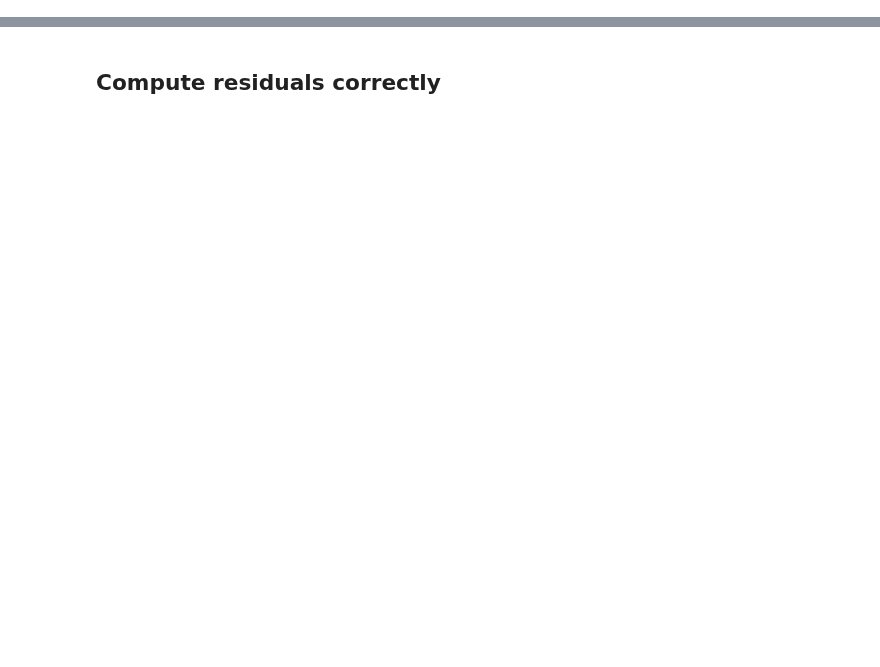
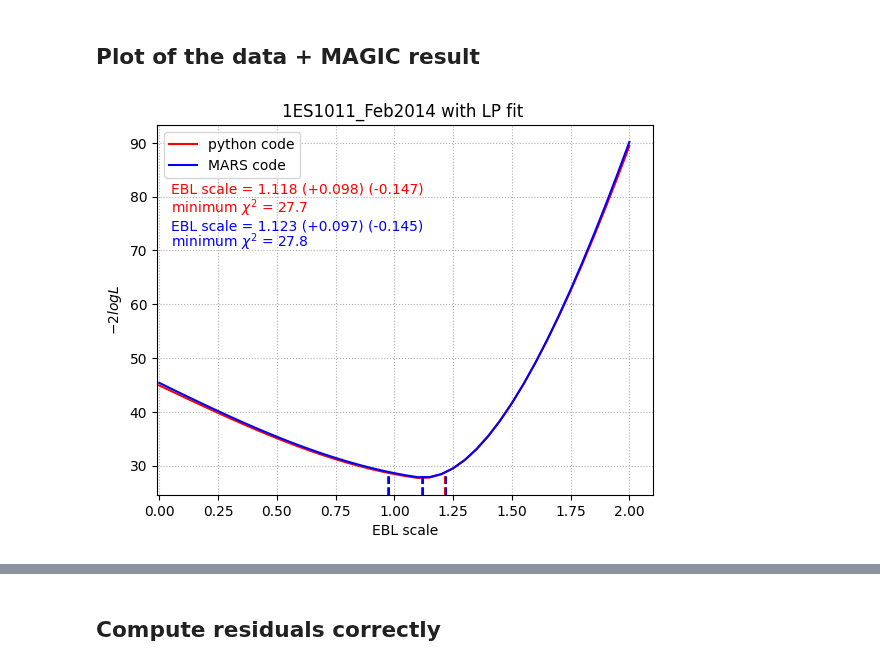
Before and after one commit to R-Grau/EBLpy, a Jupyter notebook: scanEBL.ipynb, the cells around one changed output, grey strips where cells are left out. Cells and saved outputs as stored; diff of their text form; code cells hidden in the pictures; blank space fills up the shorter version.

```diff
--- a/scanEBL.ipynb
+++ b/scanEBL.ipynb
@@ -550,0 +582,62 @@ plt.show()
+# %% [markdown]
+## Plot of the data + MAGIC result
+# %%
+#plot of chi2 vs alpha
+order = np.argsort(alphas)
+alphas2 = np.take_along_axis(alphas, order, axis=-1)[1:-1]
+chisqs2 = np.take_along_axis(np.array(chisqs), order, axis=-1)[1:-1]
+interpx = np.arange(alpha_min + alpha_step, alpha_max - alpha_step, alpha_step/1000)
+f1 = interpolate.interp1d(alphas2, chisqs2, kind='cubic')
+chis_new = f1(interpx)
+minimum = np.round(interpx[np.where(chis_new == np.min(chis_new))][0], decimals = 3)
+sigma_inter_1s = np.where(chis_new <= 1 + np.min(chis_new))
+upper_bound = np.round(interpx[np.max(sigma_inter_1s)], decimals = 3)
+lower_bound = np.round(interpx[np.min(sigma_inter_1s)], decimals = 3)
+
+
+with uproot.open("/home/rgrau/Desktop/EBL_analysis_Feb2018/FitEBL/NEW/Output_fitebl.root") as file:
+    # Access the TGraph object
+    graph = file["Chi2_1ES1011_Feb2014_LP"] #change this for other sources.
+    alphas_mars = graph.values()[0]
+    chis_mars = graph.values()[1]
+
+interpx_mars = np.arange(np.min(alphas_mars), np.max(alphas_mars), alpha_step/1000)
+f1_mars = interpolate.interp1d(alphas_mars, chis_mars, kind='cubic')
+chis_new_mars = f1_mars(interpx_mars)
+minimum_mars = np.round(interpx_mars[np.where(chis_new_mars == np.min(chis_new_mars))][0], decimals = 3)
+sigma_inter_1s_mars = np.where(chis_new_mars <= 1 + np.min(chis_new_mars))
+upper_bound_mars = np.round(interpx_mars[np.max(sigma_inter_1s_mars)], decimals = 3)
+lower_bound_mars = np.round(interpx_mars[np.min(sigma_inter_1s_mars)], decimals = 3)
+
+plt.plot(alphas2, chisqs2, color = "red", label = "python code")
+plt.plot(alphas_mars, chis_mars, color = "blue", label = "MARS code")
+limits = plt.ylim()
+limmin = limits[0]
+limmax = limits[1]
+maxymin = (np.min(chis_new)-limmin) / (limmax-limmin)
+maxymin1 = (np.min(chis_new)+1-limmin) / (limmax-limmin)
+plt.axvline(minimum, ymax = maxymin, color = "red", linestyle = "--")
+plt.axvline(upper_bound, ymax = maxymin1, color = "red", linestyle = "--")
+plt.axvline(upper_bound_mars, ymax = maxymin1, color = "blue", linestyle = "--")
+plt.axvline(minimum_mars, ymax = maxymin1, color = "blue", linestyle = "--")
+if lower_bound != 0:
+    plt.axvline(lower_bound, ymax = maxymin1, color = "red", linestyle = "--")
+if lower_bound_mars != 0:
+    plt.axvline(lower_bound_mars, ymax = maxymin1, color = "blue", linestyle = "--")
+plt.xlabel("EBL scale")
+plt.ylabel(r"$-2logL$")
+plt.grid(linestyle = ":")
+plt.xlim(-0.01,None)
+# plt.ylim(None, 20)
+plt.title("{0} with {1} fit ".format(Source_name, fit_func_name))
+plt.text(x = 0.05, y = np.max(chisqs2) - (np.max(chisqs2)-np.min(chisqs2))/7, s="EBL scale = {0:.3f} (+{1:.3f}) (-{2:.3f})".format(minimum, np.round(upper_bound-minimum, decimals = 3), np.round(minimum-lower_bound, decimals = 3)), color = "red")
+plt.text(x = 0.05, y = np.max(chisqs2) - (np.max(chisqs2)-np.min(chisqs2))/5, s = r"minimum $\chi^2$ = {0:.1f}".format(np.round(np.min(chis_new), decimals = 3)), color = "red")
+plt.text(x = 0.05, y = np.max(chis_mars) - (np.max(chis_mars)-np.min(chis_mars))/3.8, s = "EBL scale = {0:.3f} (+{1:.3f}) (-{2:.3f})".format(minimum_mars, np.round(upper_bound_mars-minimum_mars, decimals = 3), np.round(minimum_mars-lower_bound_mars, decimals = 3)), color = "blue")
+plt.text(x = 0.05, y = np.max(chis_mars) - (np.max(chis_mars)-np.min(chis_mars))/3.2, s = r"minimum $\chi^2$ = {0:.1f}".format(np.round(np.min(chis_new_mars), decimals = 3)), color = "blue")
+# plt.text(0.5, 0.5, "Preliminary", ha='center', va='center', fontsize=30, fontweight='bold',
+#          transform=plt.gca().transAxes, alpha=0.5, rotation=38, color='gray')
+plt.legend()
+plt.savefig("chi2fits/chi2_{0}_{1}_{2}_COMPARISON_MARS.pdf".format(Source_name, fit_func_name, extratxt))
+plt.show()
+# %% [output]
+[figure, added]
```
Also changed, not shown: parts of 18 cells of this notebook.
